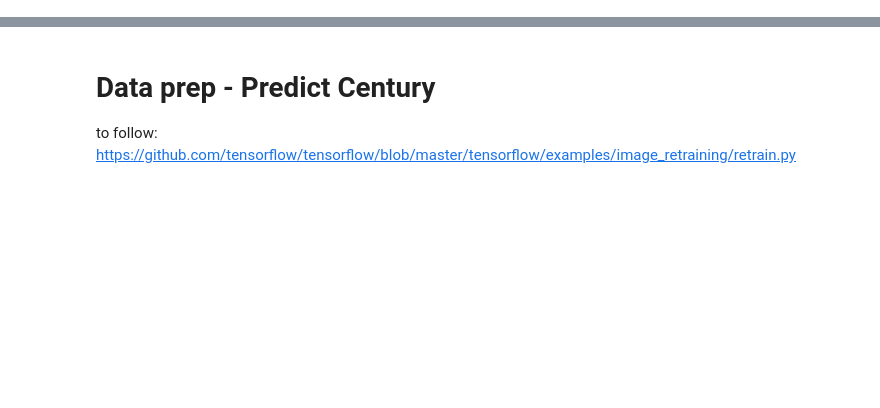
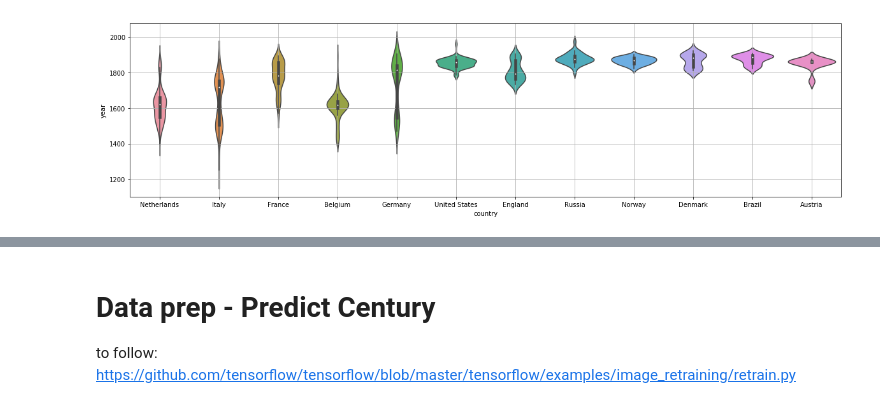
Before and after one commit to bernardoff/ML-Lab, a Jupyter notebook: Paintings Analysis.ipynb, the cells around one changed output, grey strips where cells are left out. Cells and saved outputs as stored; diff of their text form; code cells hidden in the pictures; blank space fills up the shorter version.

```diff
--- a/Paintings Analysis.ipynb
+++ b/Paintings Analysis.ipynb
@@ -182,0 +182,20 @@ artist_count[top_artists].sort_values(ascending=True).plot.barh(title='Top Artis
+# %%
+# List the countries with a minimum number of paintings
+country_most_artworks = country_count[0]
+min_paintings_per_country = country_most_artworks*0.08
+top_countries = set(country_count[country_count.values > min_paintings_per_country].index)
+# %%
+# Violin plot - Top Countries
+dims = (20, 5)
+plt.subplots(figsize = dims)
+
+order = [x for x in list(country_count.index) if x in list(top_countries)]
+
+sns.violinplot(x=paintings_df[paintings_df['country'].isin(top_countries)].country
+               , y=pd.to_numeric(paintings_df[paintings_df['country'].isin(top_countries)].year)
+               , title='Top Countries vs Year'
+               , order=order)
+plt.grid()
+plt.show()
+# %% [output]
+[figure, added]
```
Also changed, not shown: parts of 44 cells of this notebook, 1 other file.
